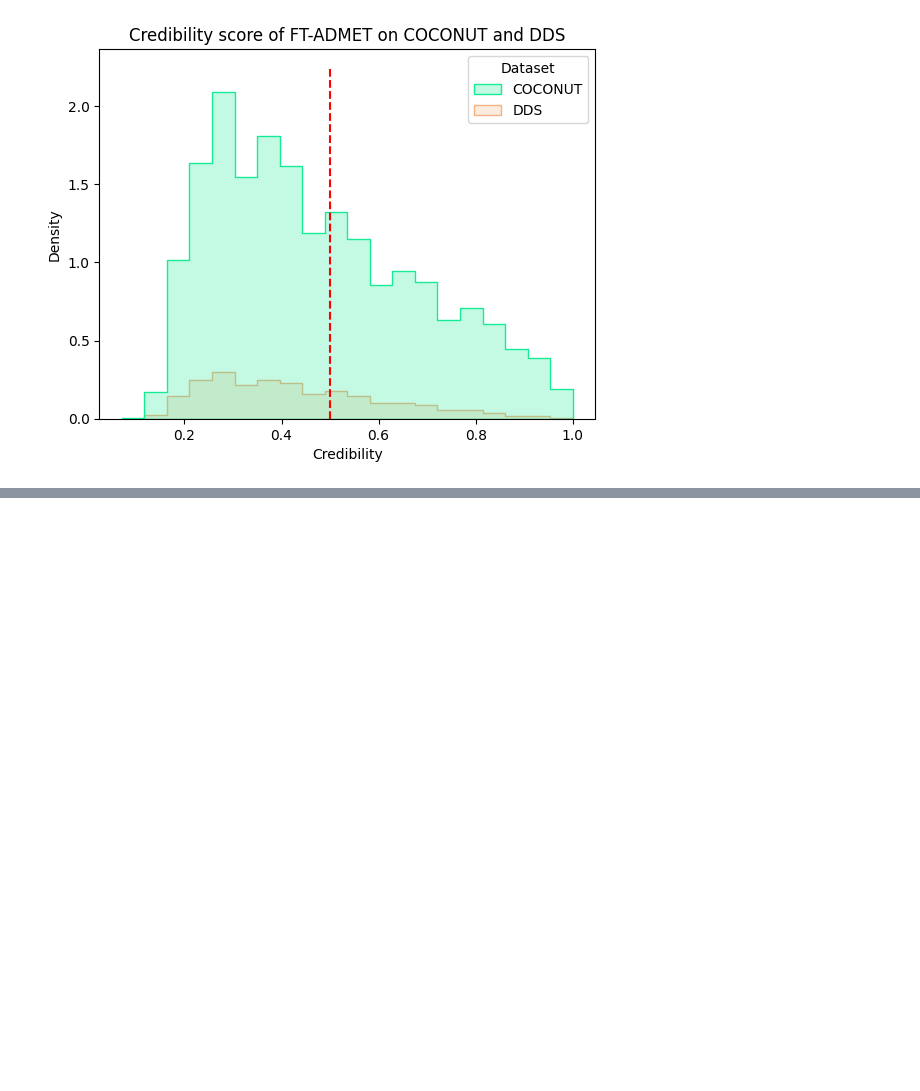
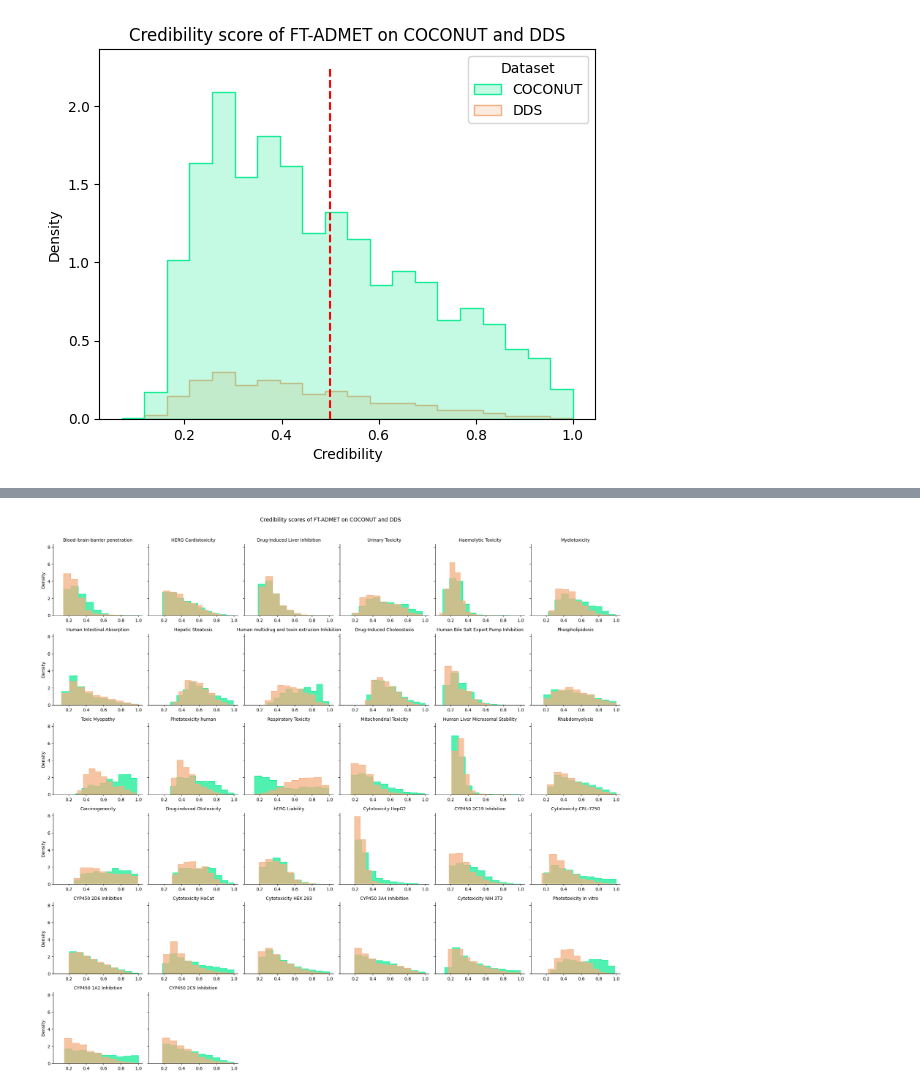
Before and after one commit to enveda/np-clinical-trials, a Jupyter notebook: notebooks/toxicity/fpadmet_credibility_distribution.ipynb, the cells around one changed output, grey strips where cells are left out. Drawn from its saved outputs; the diff is of its cells as text; code cells hidden in the pictures; blank space fills up the shorter version.

Commit message:
Adding pannel plot with toxicity scores

```diff
--- a/notebooks/toxicity/fpadmet_credibility_distribution.ipynb
+++ b/notebooks/toxicity/fpadmet_credibility_distribution.ipynb
@@ -168,0 +208,36 @@ plt.savefig("credibility_score.png", format="png", dpi=600)
+# %%
+pannel_plot = (
+    sns.FacetGrid(
+        joint_data,
+        col="Category",
+        hue="Dataset",
+        palette=custom_colors,
+        col_wrap=6,
+        sharex=True,
+        sharey=True,
+    )
+    .map(
+        sns.histplot,
+        "Credibility",
+        bins=10,
+        element="step",
+        common_norm=True,
+        stat="density",
+    )
+    .add_legend()
+)
+
+sns.despine(top=True, right=True)
+
+
+pannel_plot.set_titles(template="{col_name}")
+pannel_plot.set_axis_labels("", "Density")
+
+for ax in pannel_plot.axes.flatten():
+    ax.tick_params(labelbottom=True)
+pannel_plot._legend.remove()
+plt.suptitle("Credibility scores of FT-ADMET on COCONUT and DDS")
+plt.tight_layout(rect=[0, 0, 1, 0.97])
+plt.savefig("credibility_scores_pannel.png", format="png", dpi=600)
+# %% [output]
+[figure, added]
```
Also changed, not shown: parts of 3 cells of this notebook.
